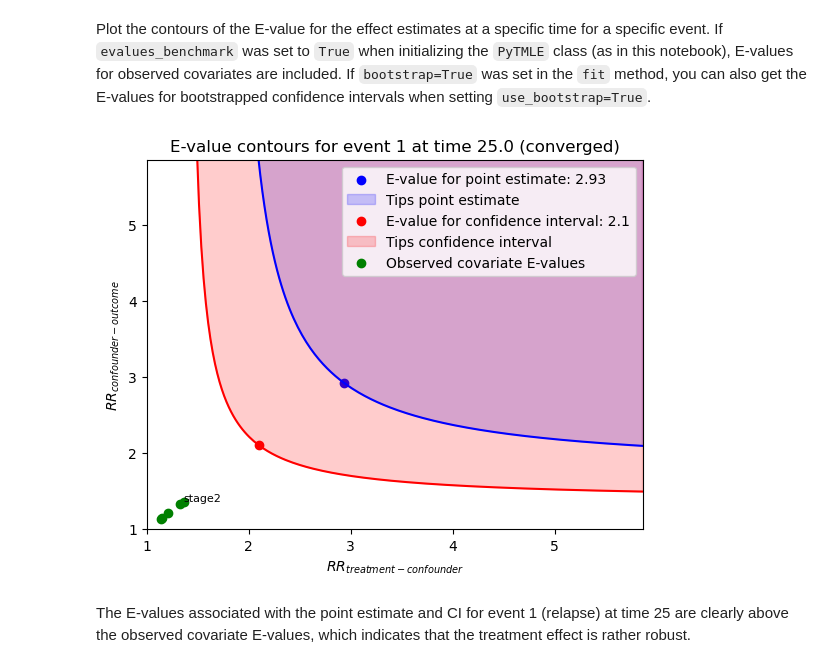
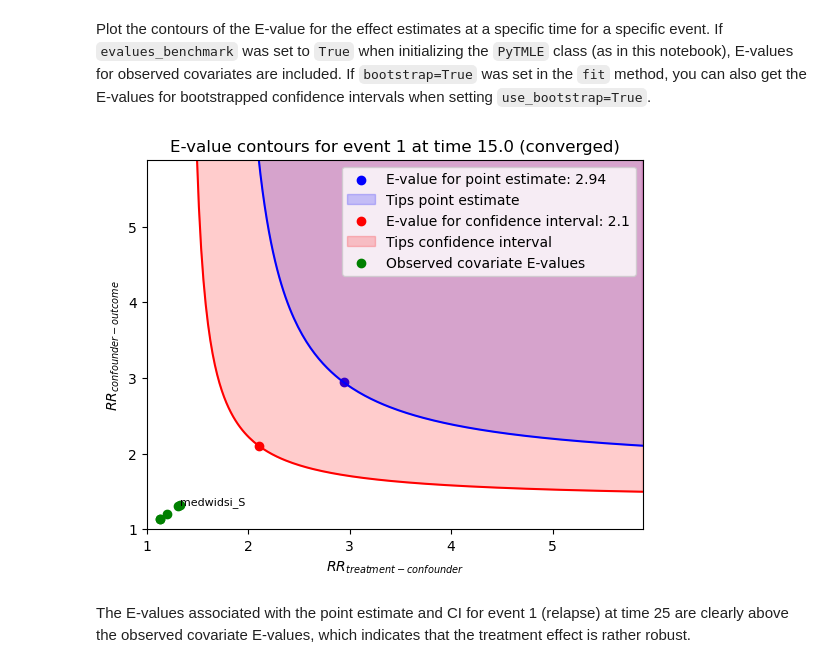
Before and after one commit to SCAI-BIO/pytmle, a Jupyter notebook: docs/source/notebooks/01_tutorial_basic.ipynb, the cells around one changed output. Cells and saved outputs as stored; diff of their text form; code cells hidden in the pictures.

```diff
--- a/docs/source/notebooks/01_tutorial_basic.ipynb
+++ b/docs/source/notebooks/01_tutorial_basic.ipynb
@@ -119,8 +108,8 @@ print(tmle.state_learner_cv_fit)
 # %% [markdown]
 Plot the contours of the E-value for the effect estimates at a specific time for a specific event. If `evalues_benchmark` was set to `True` when initializing the `PyTMLE` class (as in this notebook), E-values for observed covariates are included. If `bootstrap=True` was set in the `fit` method, you can also get the E-values for bootstrapped confidence intervals when setting `use_bootstrap=True`.
 # %%
-tmle.plot_evalue_contours(time=25.0, event=1, type="rr", use_bootstrap=False)
+tmle.plot_evalue_contours(time=15.0, event=1, use_bootstrap=False)
 # %% [output]
-[figure, old version]
+[figure, new version]
 # %% [markdown]
 The E-values associated with the point estimate and CI for event 1 (relapse) at time 25 are clearly above the observed covariate E-values, which indicates that the treatment effect is rather robust.
```
Also changed, not shown: parts of 7 cells of this notebook, 1 other file.
